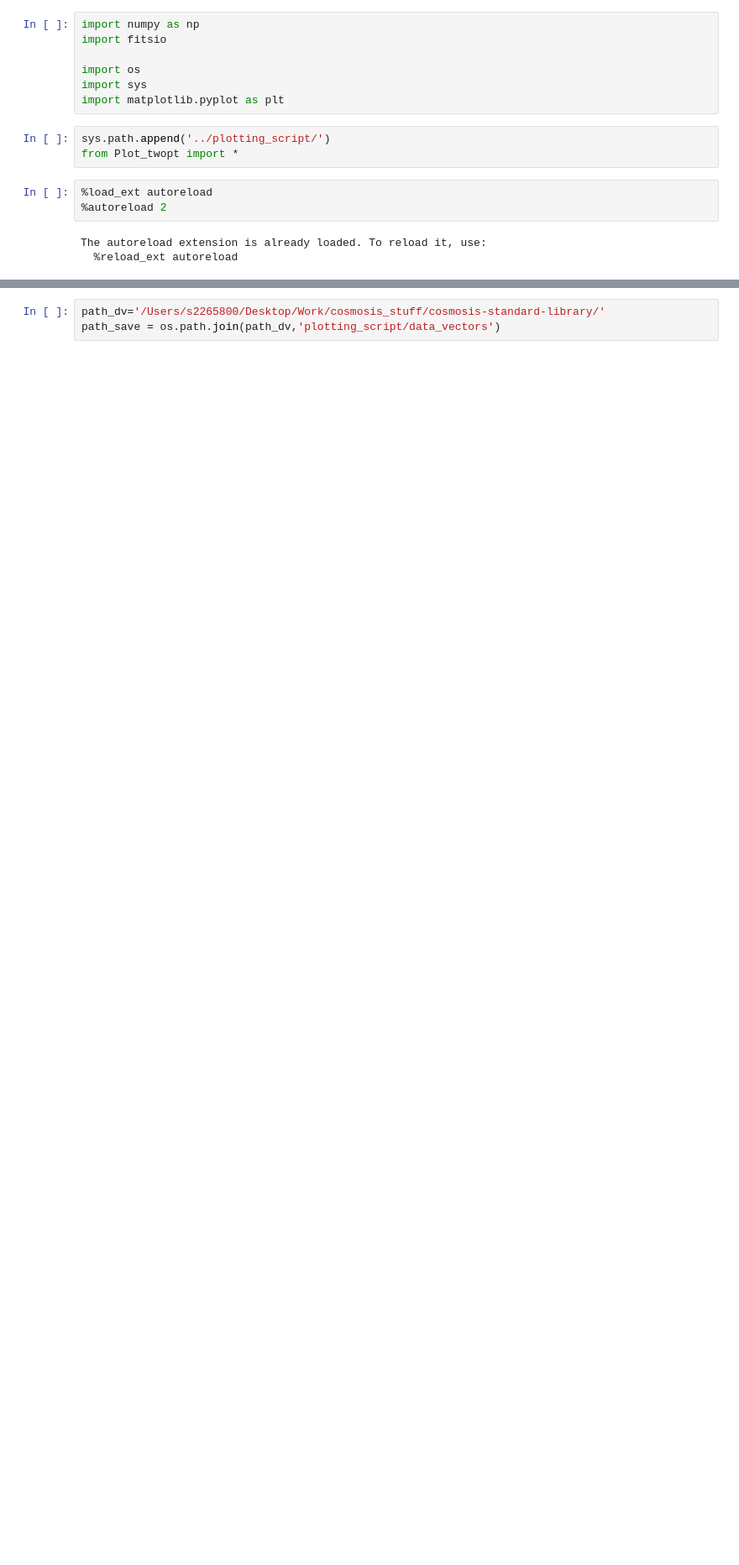
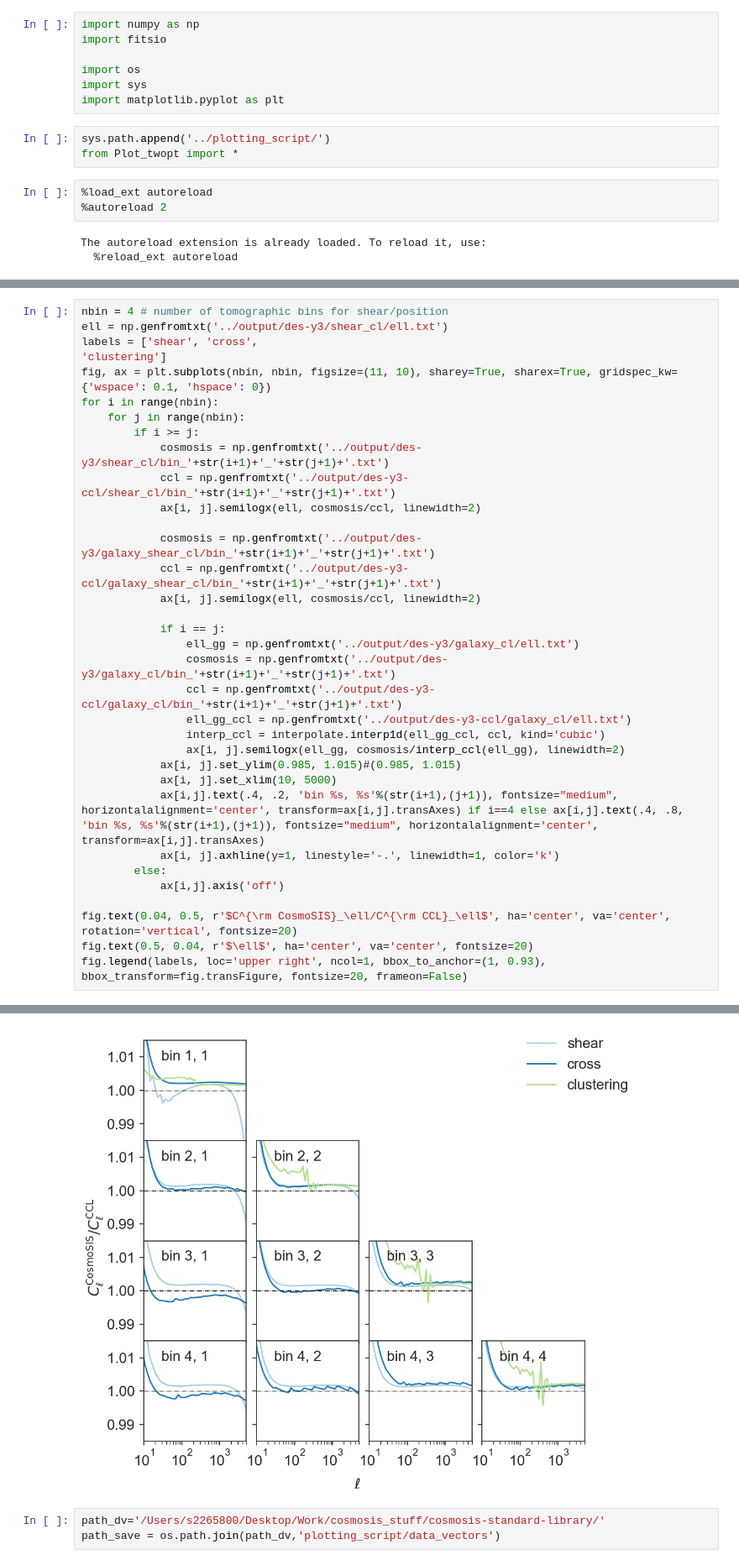
Before and after one commit to cosmosis-developers/cosmosis-standard-library, a Jupyter notebook: examples/datavector_Y3.ipynb, the cells around one changed output, grey strips where cells are left out. Shown: that part at 84% size. Drawn from its saved outputs; the diff is of its cells as text; blank space fills up the shorter version.

```diff
--- a/examples/datavector_Y3.ipynb
+++ b/examples/datavector_Y3.ipynb
@@ -16,0 +80,35 @@ The autoreload extension is already loaded. To reload it, use:
+# %%
+nbin = 4 # number of tomographic bins for shear/position
+ell = np.genfromtxt('../output/des-y3/shear_cl/ell.txt')
+labels = ['shear', 'cross',
+'clustering']
+fig, ax = plt.subplots(nbin, nbin, figsize=(11, 10), sharey=True, sharex=True, gridspec_kw={'wspace': 0.1, 'hspace': 0})
+for i in range(nbin):
+    for j in range(nbin):
+        if i >= j:
+            cosmosis = np.genfromtxt('../output/des-y3/shear_cl/bin_'+str(i+1)+'_'+str(j+1)+'.txt')
+            ccl = np.genfromtxt('../output/des-y3-ccl/shear_cl/bin_'+str(i+1)+'_'+str(j+1)+'.txt')
+            ax[i, j].semilogx(ell, cosmosis/ccl, linewidth=2)
+
+            cosmosis = np.genfromtxt('../output/des-y3/galaxy_shear_cl/bin_'+str(i+1)+'_'+str(j+1)+'.txt')
+            ccl = np.genfromtxt('../output/des-y3-ccl/galaxy_shear_cl/bin_'+str(i+1)+'_'+str(j+1)+'.txt')
+            ax[i, j].semilogx(ell, cosmosis/ccl, linewidth=2)
+
+            if i == j:
+                ell_gg = np.genfromtxt('../output/des-y3/galaxy_cl/ell.txt')
+                cosmosis = np.genfromtxt('../output/des-y3/galaxy_cl/bin_'+str(i+1)+'_'+str(j+1)+'.txt')
+                ccl = np.genfromtxt('../output/des-y3-ccl/galaxy_cl/bin_'+str(i+1)+'_'+str(j+1)+'.txt')
+                ell_gg_ccl = np.genfromtxt('../output/des-y3-ccl/galaxy_cl/ell.txt')
+                interp_ccl = interpolate.interp1d(ell_gg_ccl, ccl, kind='cubic')
+                ax[i, j].semilogx(ell_gg, cosmosis/interp_ccl(ell_gg), linewidth=2)
+            ax[i, j].set_ylim(0.985, 1.015)#(0.985, 1.015)
+            ax[i, j].set_xlim(10, 5000)
+            ax[i,j].text(.4, .2, 'bin %s, %s'%(str(i+1),(j+1)), fontsize="medium", horizontalalignment='center', transform=ax[i,j].transAxes) if i==4 else ax[i,j].text(.4, .8, 'bin %s, %s'%(str(i+1),(j+1)), fontsize="medium", horizontalalignment='center', transform=ax[i,j].transAxes)
+            ax[i, j].axhline(y=1, linestyle='-.', linewidth=1, color='k')
+        else:
+            ax[i,j].axis('off')
+
+fig.text(0.04, 0.5, r'$C^{\rm CosmoSIS}_\ell/C^{\rm CCL}_\ell$', ha='center', va='center', rotation='vertical', fontsize=20)
+fig.text(0.5, 0.04, r'$\ell$', ha='center', va='center', fontsize=20)
+fig.legend(labels, loc='upper right', ncol=1, bbox_to_anchor=(1, 0.93), bbox_transform=fig.transFigure, fontsize=20, frameon=False)
+# %% [output]
@@ -17,3 +116,4 @@ The autoreload extension is already loaded. To reload it, use:
+[figure, added]
 # %%
 path_dv='/Users/s2265800/Desktop/Work/cosmosis_stuff/cosmosis-standard-library/'
 path_save = os.path.join(path_dv,'plotting_script/data_vectors')
```
Also changed, not shown: parts of 9 cells of this notebook, 15 other files.
